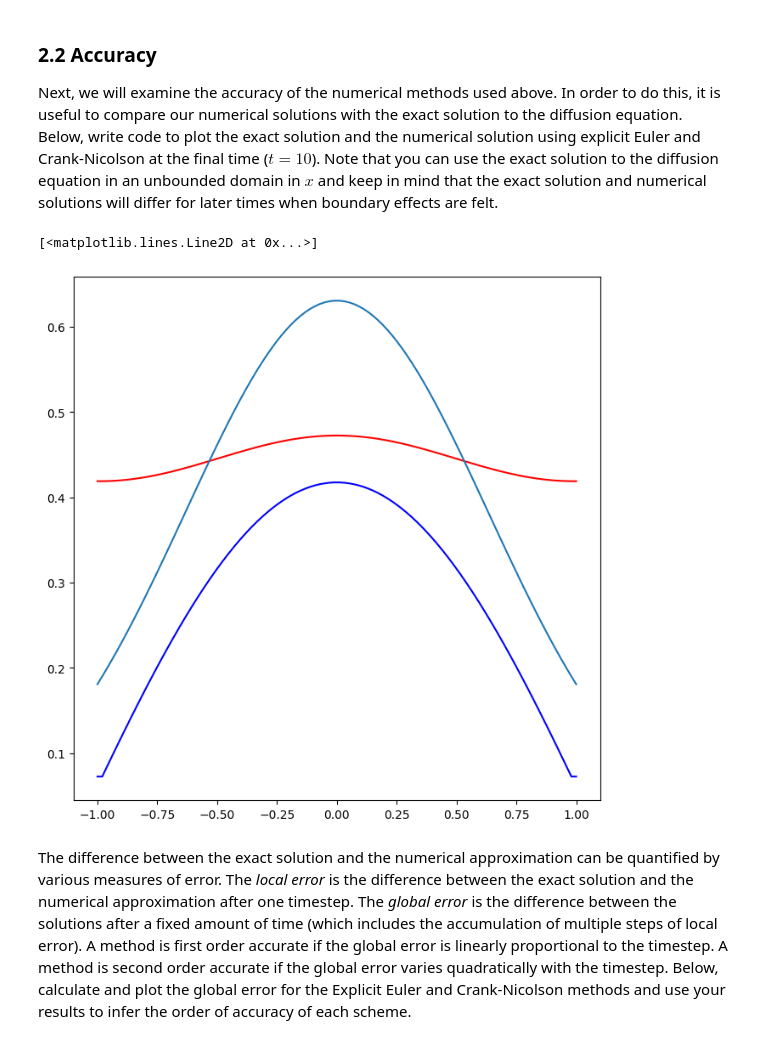
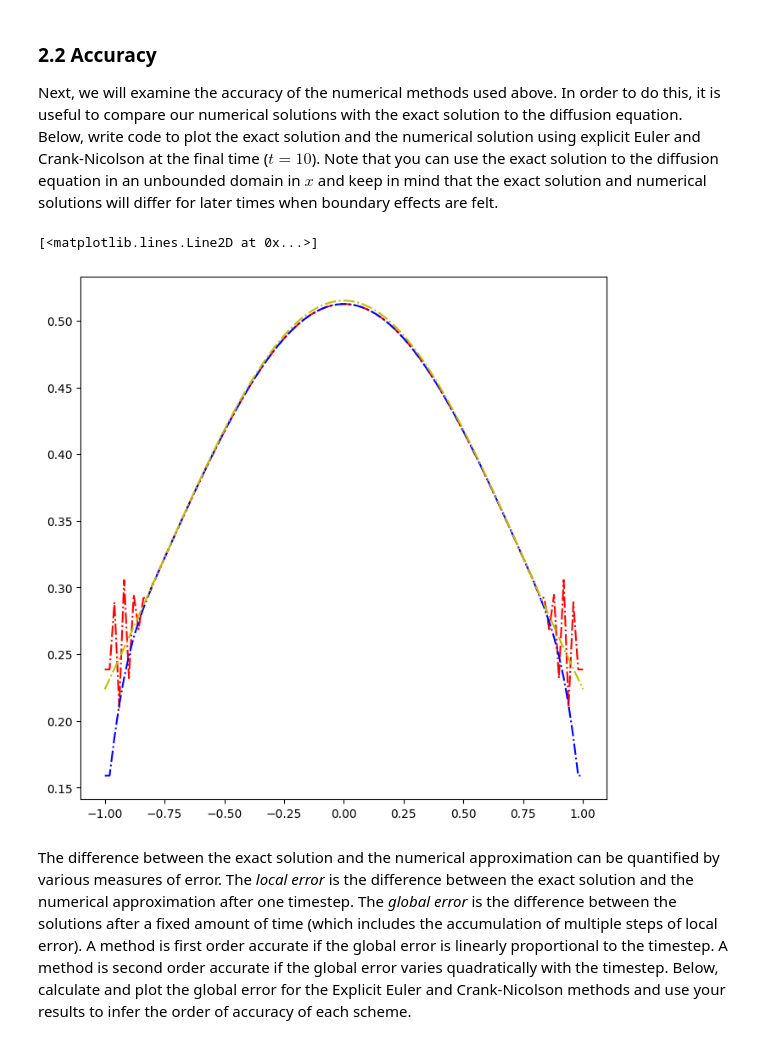
Before and after one commit to kr533-blip/QCES, a Jupyter notebook: Project1_numerical_methods.ipynb, the cells around one changed output. Saved outputs shown, nothing was run; the diff lists cells and outputs as text; code cells hidden in the pictures.

```diff
--- a/Project1_numerical_methods.ipynb
+++ b/Project1_numerical_methods.ipynb
@@ -202,7 +202,7 @@ def set_ics(x, kappa, t_ic):
 Finally, define some parameters and the x and t vectors:
 # %%
 # Defining parameters
-kappa = 0.02  # diffusivity
+kappa = 0.03  # diffusiviy
 
 # Timestepping parameters
 t_start = 0  # start time (note that this is not the same time used to evaluate the exact solution to set the ICs)
@@ -262,15 +262,15 @@ Next, we will examine the accuracy of the numerical methods used above. In order
 # %%
 # Add code to plot exact and numerical solutions
 def exact_solution(x, t, kappa):
     return (4*np.pi*kappa*t)**(-0.5)*np.exp(-x**2 / (4*kappa*t))
 
 plt.figure(figsize =(8,8))
-plt.plot(x,c_EE[:,-1],'r-')
-plt.plot(x,c_CN[:,-1],'b-')
-plt.plot(x,exact_solution(x,t_end,kappa),'')
+plt.plot(x,c_EE[:,t_end],'r-.')
+plt.plot(x,c_CN[:,t_end],'b-.')
+plt.plot(x,exact_solution(x,t_end,kappa),'y-.')
 # %% [output]
 [<matplotlib.lines.Line2D at 0x...>]
-[figure, old version]
+[figure, new version]
 # %% [markdown]
 The difference between the exact solution and the numerical approximation can be quantified by various measures of error. The *local error* is the difference between the exact solution and the numerical approximation after one timestep. The *global error* is the difference between the solutions after a fixed amount of time (which includes the accumulation of multiple steps of local error). A method is first order accurate if the global error is linearly proportional to the timestep. A method is second order accurate if the global error varies quadratically with the timestep. Below, calculate and plot the global error for the Explicit Euler and Crank-Nicolson methods and use your results to infer the order of accuracy of each scheme.
 # %% [markdown]
```
Also changed, not shown: parts of 4 cells of this notebook.
